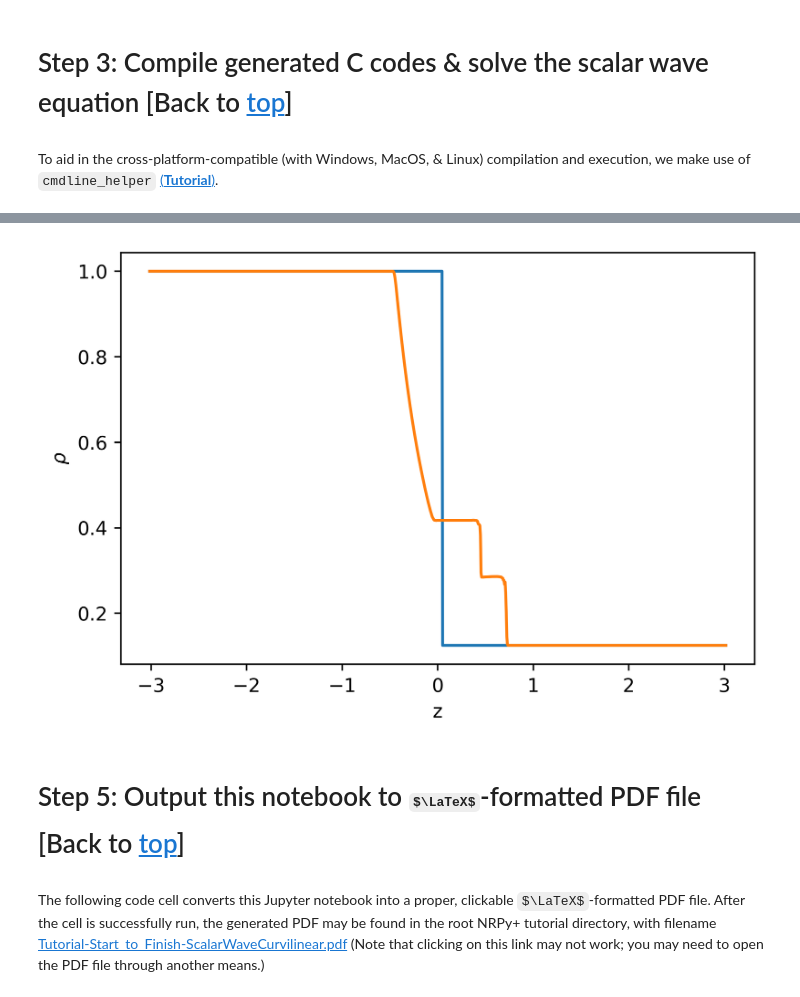
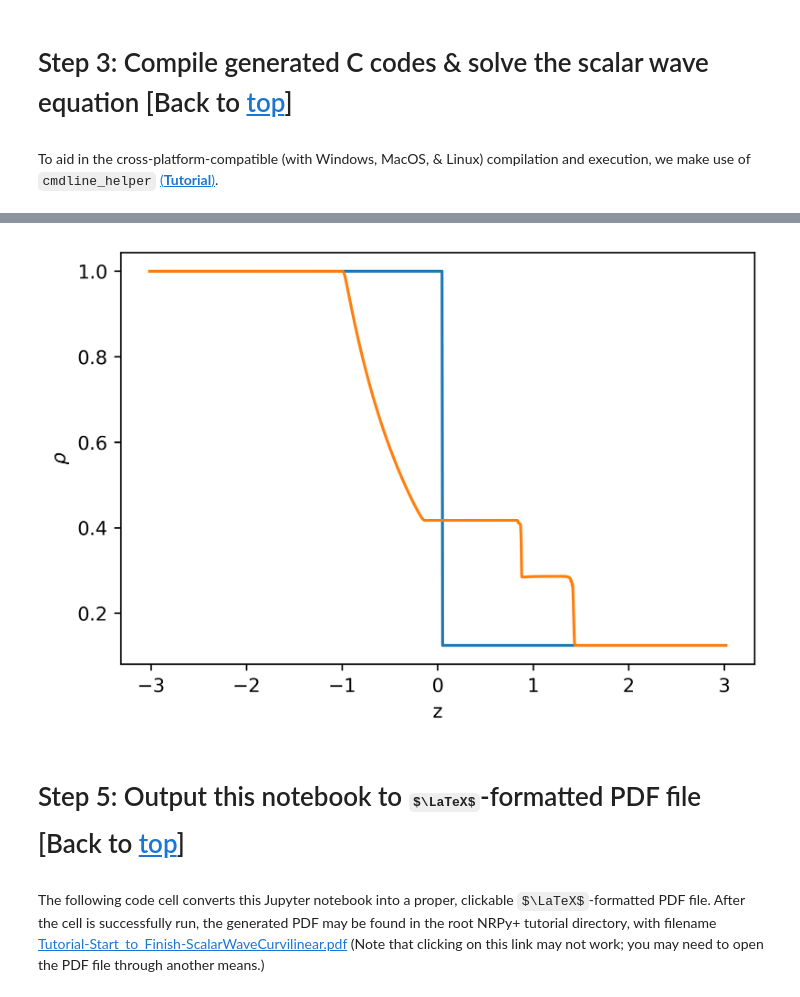
Before and after one commit to GRHayL/GRHayL, a Jupyter notebook: implementations/GRHayL_NRPy_IGM/Tutorial-GRHayL_NRPy_IGM.ipynb, the cells around one changed output, grey strips where cells are left out. Cells and saved outputs as stored; diff of their text form; code cells hidden in the pictures; some formulas as TeX source.

```diff
--- a/implementations/GRHayL_NRPy_IGM/Tutorial-GRHayL_NRPy_IGM.ipynb
+++ b/implementations/GRHayL_NRPy_IGM/Tutorial-GRHayL_NRPy_IGM.ipynb
@@ -1934,19 +1928,19 @@ plt.rcParams['figure.dpi'] = '500'
 # %%
 idx = -2
 
 raw_data_init = np.loadtxt(os.path.join("output","out10__b1-00000000.txt"))
 plt.plot(raw_data_init[:,3], raw_data_init[:, idx])
 
 
-raw_data = np.loadtxt(os.path.join("output","out10__b1-00000320.txt"))
+raw_data = np.loadtxt(os.path.join("output","out10__b1-00000660.txt"))
 plt.plot(raw_data[:,3], raw_data[:, idx])
 
 plt.xlabel("z")
 plt.ylabel(r"$\rho$")
 
 plt.show()
 # %% [output]
-[figure, old version]
+[figure, new version]
 # %% [markdown]
 <a id='latex_pdf_output'></a>
 
```
Also changed, not shown: parts of 5 cells of this notebook.
